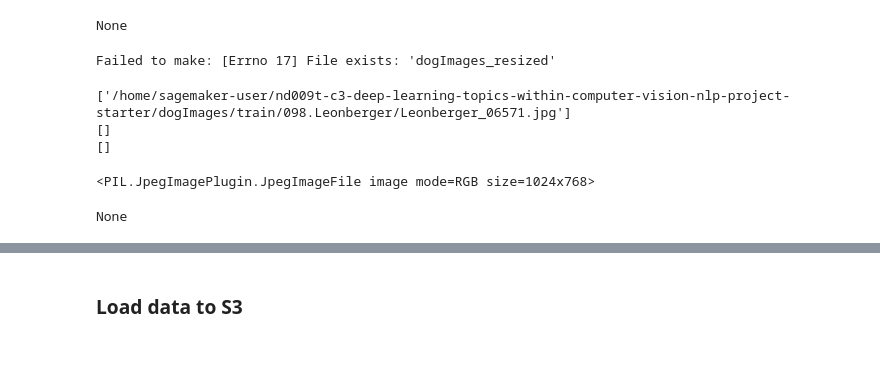
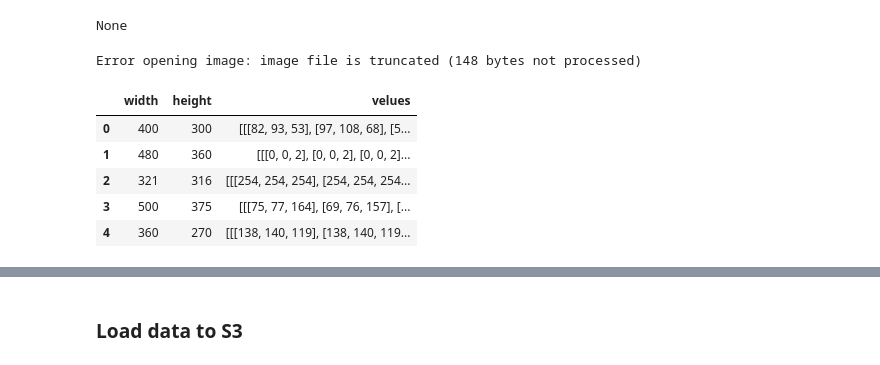
Before and after one commit to hitoshikumagai/nd009t-c3-deep-learning-topics-within-computer-vision-nlp-project-starter, a Jupyter notebook: train_and_deploy.ipynb, the cells around one changed output, grey strips where cells are left out. Cells and saved outputs as stored; diff of their text form; code cells hidden in the pictures.

Commit message:
feat: load image data in row value format

```diff
--- a/train_and_deploy.ipynb
+++ b/train_and_deploy.ipynb
@@ -134,17 +136,3 @@ None
 (360, 270)
 [figure]
 None
-# %%
-
-new_folder_name = "dogImages_resized"
-
-try:
-  os.mkdir(new_folder_name)
-except OSError as e:
-  print(f"Failed to make: {e}")
-else:
-  print(f"Succeed to make'{new_folder_name}' ")
-
-!rsync -aAXv ./dogImages/* ./dogImages_resized -q
-# %% [output]
-Failed to make: [Errno 17] File exists: 'dogImages_resized'
@@ -154,50 +144,33 @@ def get_imagesize(pth_lst, prefix):
     for idx, image_data_pth in enumerate(pth_lst):
         image = Image.open(image_data_pth)
         width, height = image.size
-        image_size_lst.append([width, height])
+        try:
+            velues = np.array(image)
+            frag = 0
+        except OSError as e:
+            velues = np.zeros((3, 3))
+            frag = 1
+            print(f"Error opening image: {e}")
 
-    if max(image_size_lst)[0] > 128:
-        image_size_df = pd.DataFrame(image_size_lst)
-        image_size_df.columns = ['width', 'height']
-        image_size_df.to_csv(f'./metadata/{prefix}_image_size.csv')
-    else:
-        print('skipped to get size because already resized')
-        image_size_df = pd.read_csv(f'./metadata/{prefix}_image_size.csv')
+        image_size_lst.append([width, height, velues])
+
+    image_size_df = pd.DataFrame(image_size_lst)
+    image_size_df.columns = ['width', 'height', 'velues', 'frag']
+    image_size_df.to_csv(f'{os.getcwd()}/metadata/{prefix}_image_size.csv')
 
     return  image_size_df
-
-def resize_image(pth_lst):
-    size = 96, 96
-    e_file_lst = []
-    for idx, image_data_pth in enumerate(pth_lst):
-        try:
-            image = Image.open(image_data_pth)
-            im_resized = image.resize(size)
-            file_pth = image_data_pth.replace('dogImages', 'dogImages_resized')
-            im_resized.save(file_pth, "JPEG")
-        except OSError as e:
-            e_file_lst.append(image_data_pth)
-            print(f"Error opening image: {e}")
-    return e_file_lst
 
 train_image_size_df = get_imagesize(train_pth_lst, 'train')
 valid_image_size_df = get_imagesize(valid_pth_lst, 'valid')
 test_image_size_df = get_imagesize(test_pth_lst, 'test')
-
-train_e_file_lst = resize_image(train_pth_lst)
-valid_e_file_lst = resize_image(valid_pth_lst)
-test_e_file_lst = resize_image(test_pth_lst)
+# %% [output]
+Error opening image: image file is truncated (148 bytes not processed)
-# %%
-print(train_e_file_lst)
-print(valid_e_file_lst)
-print(test_e_file_lst)
-# %% [output]
-['/home/sagemaker-user/nd009t-c3-deep-learning-topics-within-computer-vision-nlp-project-starter/dogImages/train/098.Leonberger/Leonberger_06571.jpg']
-[]
-[]
-# %%
-image = Image.open(train_e_file_lst[0])
-print(image.show())
-# %% [output]
-<PIL.JpegImagePlugin.JpegImageFile image mode=RGB size=1024x768>
-None
+# %%
+train_image_size_df.head()
+# %% [output]
+|  | width | height | velues |
+| 0 | 400 | 300 | [[[82, 93, 53], [97, 108, 68], [5... |
+| 1 | 480 | 360 | [[[0, 0, 2], [0, 0, 2], [0, 0, 2]... |
+| 2 | 321 | 316 | [[[254, 254, 254], [254, 254, 254... |
+| 3 | 500 | 375 | [[[75, 77, 164], [69, 76, 157], [... |
+| 4 | 360 | 270 | [[[138, 140, 119], [138, 140, 119... |
```
Also changed, not shown: parts of 4 cells of this notebook.
